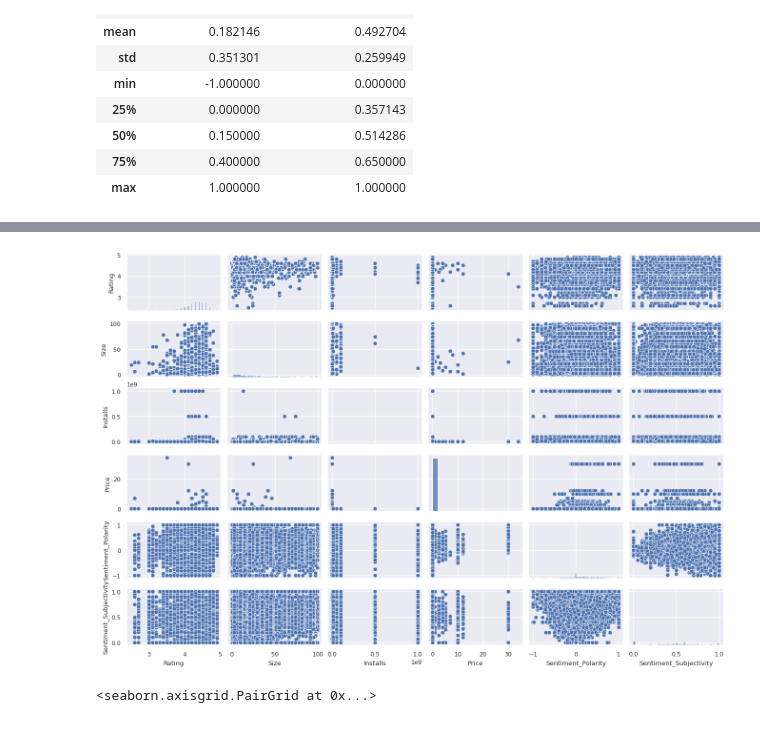
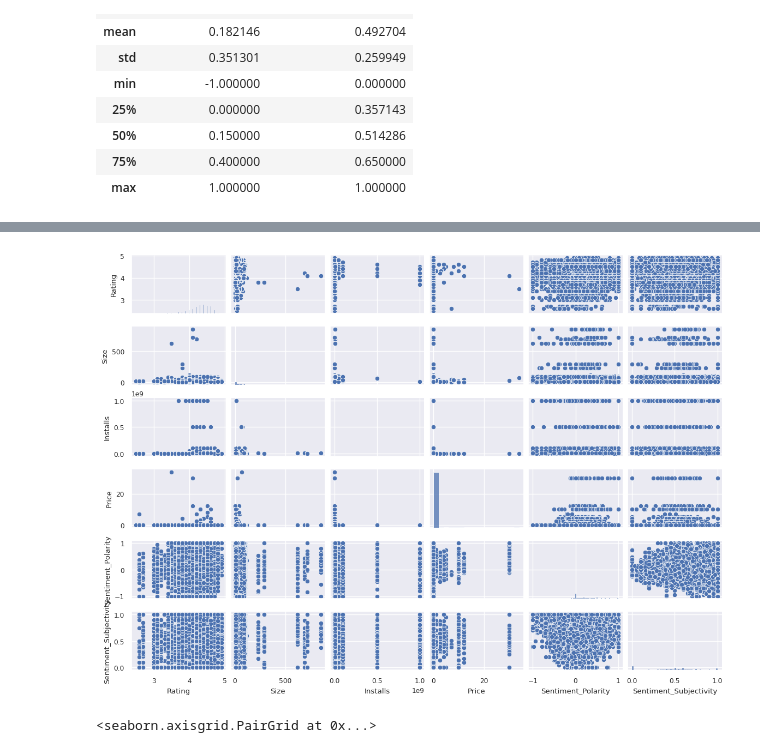
Before and after one commit to MijulSaxena/EDA-project-on-Gooogle-playstore., a Jupyter notebook: Play_Store_App_Review_Analysis_Capstone_Project_by_Mijul_Saxena.ipynb, the cells around one changed output, grey strips where cells are left out. Drawn from its saved outputs; the diff is of its cells as text; code cells hidden in the pictures.

```diff
--- a/Play_Store_App_Review_Analysis_Capstone_Project_by_Mijul_Saxena.ipynb
+++ b/Play_Store_App_Review_Analysis_Capstone_Project_by_Mijul_Saxena.ipynb
@@ -257,7 +248,12 @@ play_store_data.tail(10)
 # %%
-# converting KB to MB
+# Cleaning Size Column
+# Replacing 'Varies with device' with 'NaN'
 play_store_data['Size'] = play_store_data['Size'].apply(lambda x: str(x).replace('Varies with device', 'NaN') if 'Varies with device' in str(x) else x)
+
+# Removing 'M' from the string and converting to float
 play_store_data['Size'] = play_store_data['Size'].apply(lambda x: str(x).replace('M', '') if 'M' in str(x) else x)
-play_store_data['Size'] = play_store_data['Size'].apply(lambda x: str(x).replace(',', '') if 'M' in str(x) else x)
+play_store_data['Size'] = play_store_data['Size'].apply(lambda x: str(x).replace('k', '') if 'k' in str(x) else x)
+play_store_data['Size'] = play_store_data['Size'].apply(lambda x: float(x))
+
+# Converting 'k' to 'M' and convert to float
 play_store_data['Size'] = play_store_data['Size'].apply(lambda x: float(str(x).replace('k', '')) / 1000 if 'k' in str(x) else x)
-play_store_data['Size'] = play_store_data['Size'].apply(lambda x: float(x))
@@ -613,14 +624,14 @@ Text(0.5, 1.0, 'Correlation between colums of play store data and user reviews')
 # %%
-# set font scale
+# Set scale
 sns.set(font_scale=0.8)
 
-# create pairplot
-sns.pairplot(merged_df, height=1.5, aspect=1.5)
+# Creating pairplot with a single color
+sns.pairplot(merged_df, height=1.4, aspect=1.4)
 
-# reset font scale to default
+# Reset font scale to default
 sns.set(font_scale=1)
 # %% [output]
-[figure, old version]
+[figure, new version]
 # %%
 # Pair Plot
 sns.pairplot(user_reviews)
```
Also changed, not shown: parts of 66 cells of this notebook.
